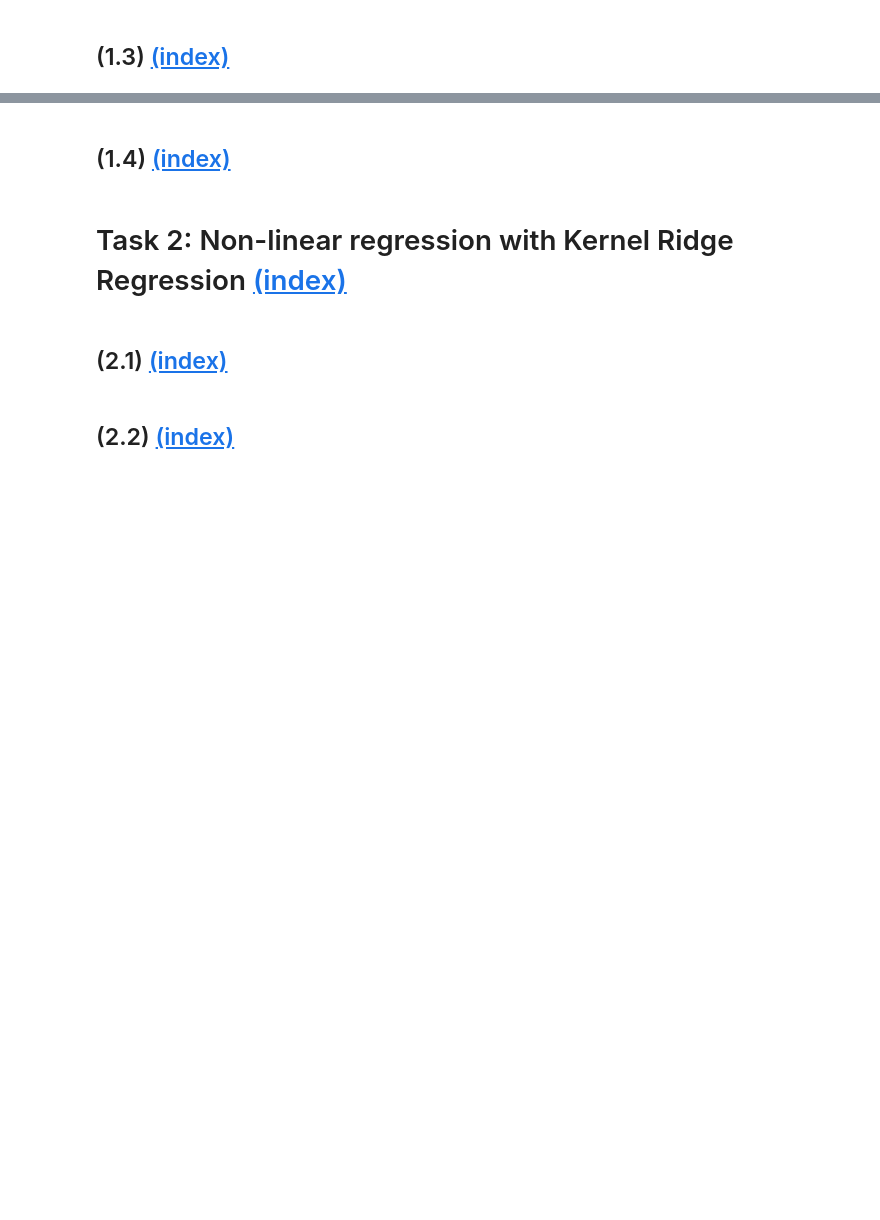
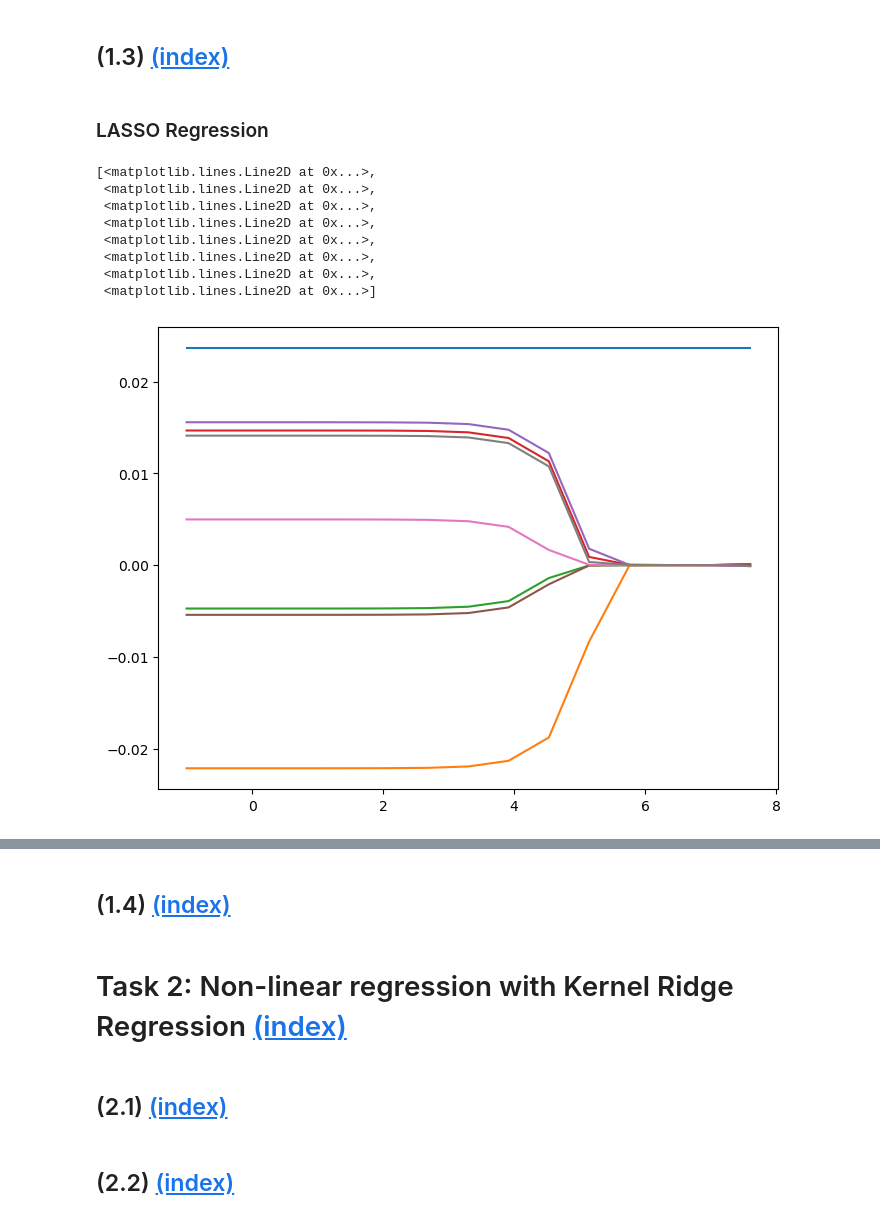
Before and after one commit to alisaklymchuk/data_science_math60026, a Jupyter notebook: 02455568_coursework1.ipynb, the cells around one changed output, grey strips where cells are left out. Drawn from its saved outputs; the diff is of its cells as text; code cells hidden in the pictures; blank space fills up the shorter version.

```diff
--- a/02455568_coursework1.ipynb
+++ b/02455568_coursework1.ipynb
@@ -312,3 +315,5 @@ plt.plot(log_lambdas, Ds[1])
 <a name="task-13"></a>
 
 ## (1.3) [(index)](#index-task-13)
+# %% [markdown]
+### LASSO Regression
@@ -314,0 +358,22 @@ plt.plot(log_lambdas, Ds[1])
+# %%
+# Run LASSO regression for different lambdas
+
+lasso_paths = []
+for lam in lambdas:
+    beta_lasso = minimize_ls_huber(X_aug, y_train_diam, lam, n_iters=10000,
+                                step_size=1e-7,
+                                c_huber=1e-4)
+    lasso_paths.append(beta_lasso)
+
+plt.figure(figsize=(8, 6))
+plt.plot(log_lambdas, lasso_paths)
+# %% [output]
+[<matplotlib.lines.Line2D at 0x...>,
+ <matplotlib.lines.Line2D at 0x...>,
+ <matplotlib.lines.Line2D at 0x...>,
+ <matplotlib.lines.Line2D at 0x...>,
+ <matplotlib.lines.Line2D at 0x...>,
+ <matplotlib.lines.Line2D at 0x...>,
+ <matplotlib.lines.Line2D at 0x...>,
+ <matplotlib.lines.Line2D at 0x...>]
+[figure, added]
```
Also changed, not shown: parts of 6 cells of this notebook.
